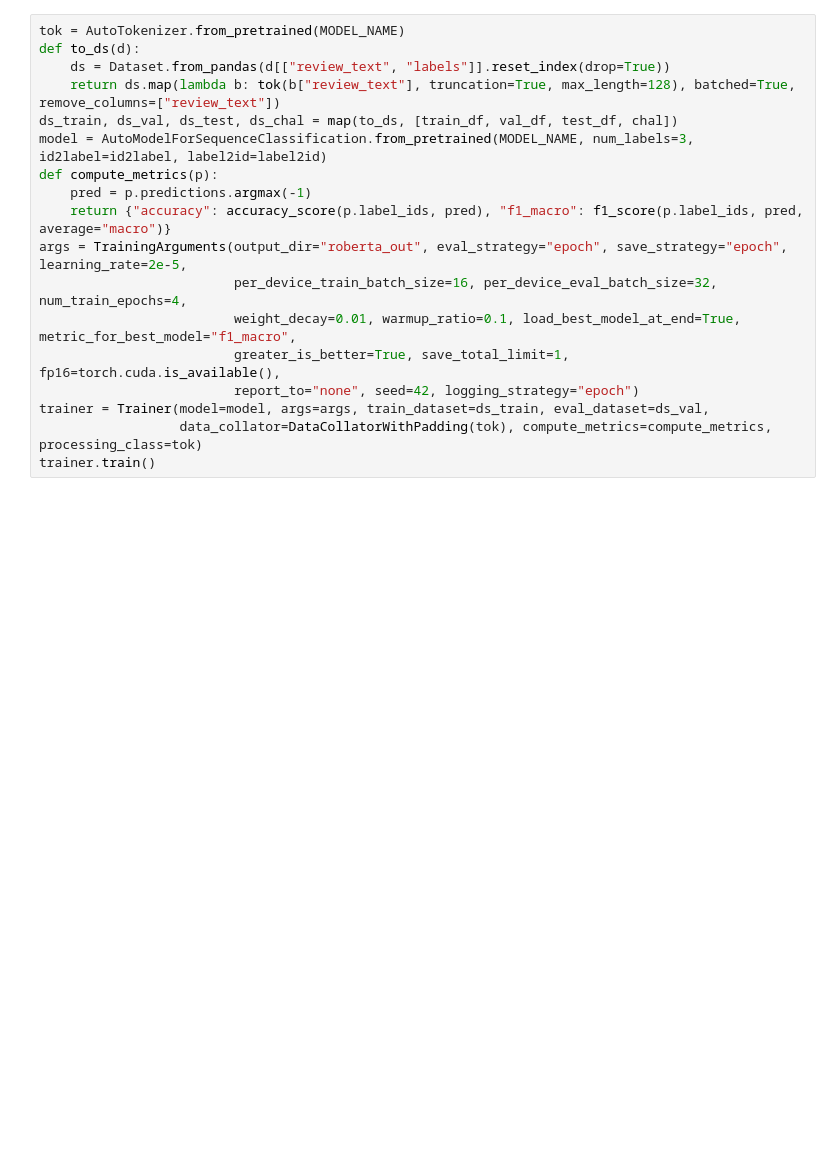
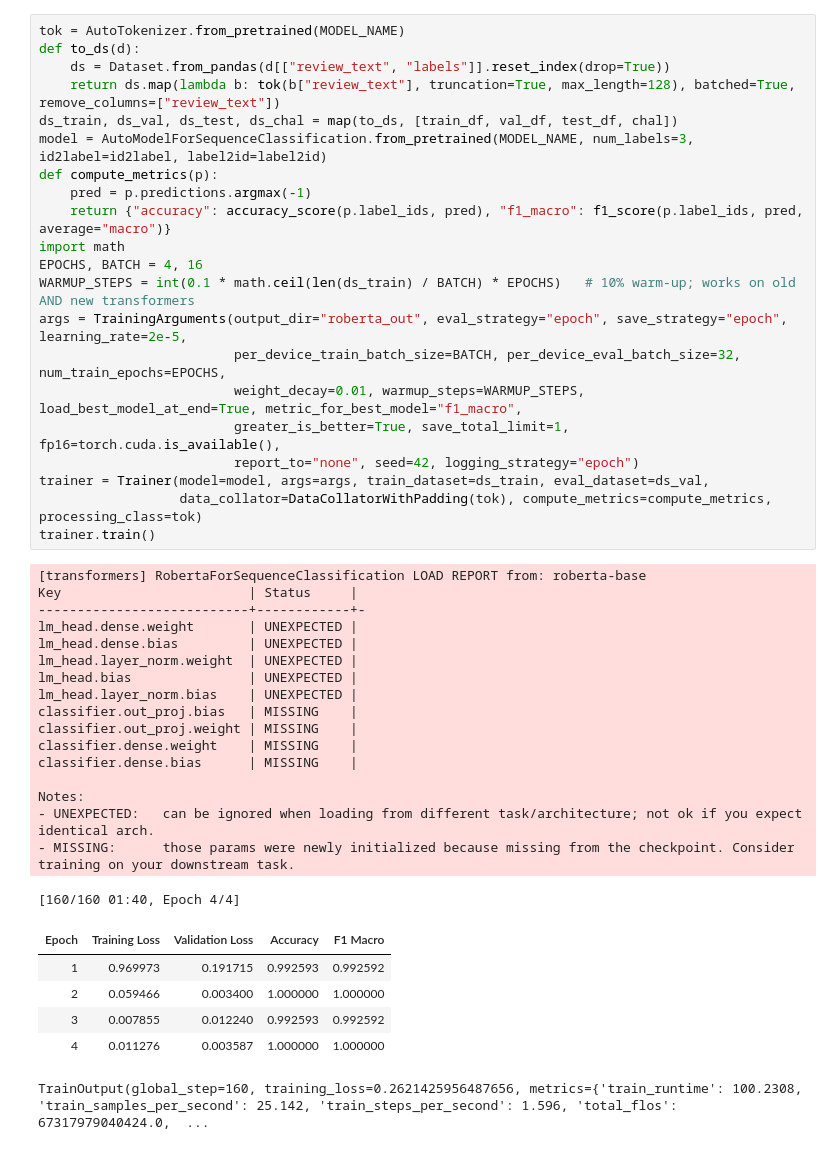
Before and after one commit to MaryWambuiKariuki/Autocall, a Jupyter notebook: colab/02_roberta_sentiment.ipynb, the cells around one changed output. Drawn from its saved outputs; the diff is of its cells as text; blank space fills up the shorter version.

```diff
--- a/colab/02_roberta_sentiment.ipynb
+++ b/colab/02_roberta_sentiment.ipynb
@@ -39,21 +54,48 @@ print("Baseline test (acc, macroF1):", np.round(base_test, 4), "| challenge:", n
 # %%
 tok = AutoTokenizer.from_pretrained(MODEL_NAME)
 def to_ds(d):
     ds = Dataset.from_pandas(d[["review_text", "labels"]].reset_index(drop=True))
     return ds.map(lambda b: tok(b["review_text"], truncation=True, max_length=128), batched=True, remove_columns=["review_text"])
 ds_train, ds_val, ds_test, ds_chal = map(to_ds, [train_df, val_df, test_df, chal])
 model = AutoModelForSequenceClassification.from_pretrained(MODEL_NAME, num_labels=3, id2label=id2label, label2id=label2id)
 def compute_metrics(p):
     pred = p.predictions.argmax(-1)
     return {"accuracy": accuracy_score(p.label_ids, pred), "f1_macro": f1_score(p.label_ids, pred, average="macro")}
+import math
+EPOCHS, BATCH = 4, 16
+WARMUP_STEPS = int(0.1 * math.ceil(len(ds_train) / BATCH) * EPOCHS)   # 10% warm-up; works on old AND new transformers
 args = TrainingArguments(output_dir="roberta_out", eval_strategy="epoch", save_strategy="epoch", learning_rate=2e-5,
-                         per_device_train_batch_size=16, per_device_eval_batch_size=32, num_train_epochs=4,
-                         weight_decay=0.01, warmup_ratio=0.1, load_best_model_at_end=True, metric_for_best_model="f1_macro",
+                         per_device_train_batch_size=BATCH, per_device_eval_batch_size=32, num_train_epochs=EPOCHS,
+                         weight_decay=0.01, warmup_steps=WARMUP_STEPS, load_best_model_at_end=True, metric_for_best_model="f1_macro",
                          greater_is_better=True, save_total_limit=1, fp16=torch.cuda.is_available(),
                          report_to="none", seed=42, logging_strategy="epoch")
 trainer = Trainer(model=model, args=args, train_dataset=ds_train, eval_dataset=ds_val,
                   data_collator=DataCollatorWithPadding(tok), compute_metrics=compute_metrics, processing_class=tok)
 trainer.train()
+# %% [output]
+[transformers] RobertaForSequenceClassification LOAD REPORT from: roberta-base
+Key                        | Status     |
+---------------------------+------------+-
+lm_head.dense.weight       | UNEXPECTED |
+lm_head.dense.bias         | UNEXPECTED |
+lm_head.layer_norm.weight  | UNEXPECTED |
+lm_head.bias               | UNEXPECTED |
+lm_head.layer_norm.bias    | UNEXPECTED |
+classifier.out_proj.bias   | MISSING    |
+classifier.out_proj.weight | MISSING    |
+classifier.dense.weight    | MISSING    |
+classifier.dense.bias      | MISSING    |
+
+Notes:
+- UNEXPECTED:   can be ignored when loading from different task/architecture; not ok if you expect identical arch.
+- MISSING:      those params were newly initialized because missing from the checkpoint. Consider training on your downstream task.
+[160/160 01:40, Epoch 4/4]
+| Epoch | Training Loss | Validation Loss | Accuracy | F1 Macro |
+| 1 | 0.969973 | 0.191715 | 0.992593 | 0.992592 |
+| 2 | 0.059466 | 0.003400 | 1.000000 | 1.000000 |
+| 3 | 0.007855 | 0.012240 | 0.992593 | 0.992592 |
+| 4 | 0.011276 | 0.003587 | 1.000000 | 1.000000 |
+TrainOutput(global_step=160, training_loss=0.2621425956487656, metrics={'train_runtime': 100.2308, 'train_samples_per_second': 25.142, 'train_steps_per_second': 1.596, 'total_flos': 67317979040424.0,  ...
 # %%
 hist = pd.DataFrame(trainer.state.log_history)
 fig, ax = plt.subplots(1, 2, figsize=(11, 4))
```
Also changed, not shown: parts of 10 cells of this notebook.
